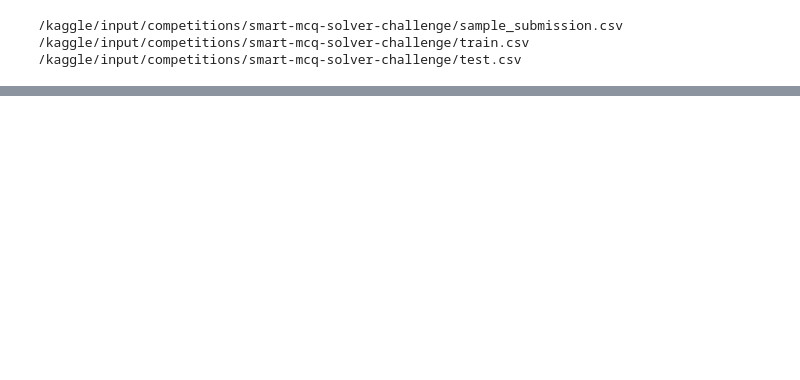
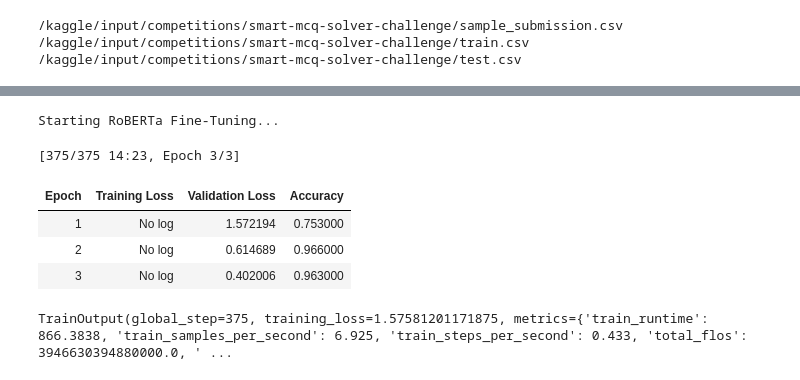
Before and after one commit to 23f3003322/dl-genai-26t2, a Jupyter notebook: dl-23f3003322-notebook-t22026.ipynb, the cells around one changed output, grey strips where cells are left out. Cells and saved outputs as stored; diff of their text form; code cells hidden in the pictures; blank space fills up the shorter version.

```diff
--- a/dl-23f3003322-notebook-t22026.ipynb
+++ b/dl-23f3003322-notebook-t22026.ipynb
@@ -32,15 +50,3 @@ import os
 
 user_secrets = UserSecretsClient()
 os.environ["HF_TOKEN"] = user_secrets.get_secret("HF_TOKEN")
-# %%
-import pandas as pd
-import numpy as np
-
-# Example: create dummy predictions
-# Replace `test.csv` with your actual test file if needed
-
-df = pd.read_csv("/kaggle/input/competitions/smart-mcq-solver-challenge/train.csv")
-test_df = pd.read_csv("/kaggle/input/competitions/smart-mcq-solver-challenge/test.csv")
-
-print(df.shape)
-print(test_df.shape)
@@ -1294,0 +136,8 @@ display(df_comparison)
+# %%
+# Clean all text columns: strip, collapse whitespace
+for col in text_cols:
+    train[col] = train[col].astype(str).str.strip().str.replace(r'\s+', ' ', regex=True)
+    test[col] = test[col].astype(str).str.strip().str.replace(r'\s+', ' ', regex=True)
+
+# Optionally, remove leading/trailing weird characters if any (unlikely)
+# For now, no lowercasing – we'll keep case for pretrained models.
@@ -1294,0 +533,40 @@ display(df_comparison)
+# %%
+# 4. Define Evaluation Metrics (Standard Accuracy for now)
+def compute_metrics(eval_predictions):
+    predictions, label_ids = eval_predictions
+    preds = np.argmax(predictions, axis=1)
+    return {"accuracy": (preds == label_ids).mean()}
+
+# 5. Configure Training Arguments
+training_args = TrainingArguments(
+    output_dir="./roberta_mcq_model",
+    eval_strategy="epoch",       # <-- CHANGED FROM evaluation_strategy
+    save_strategy="epoch",
+    learning_rate=2e-5,
+    per_device_train_batch_size=8,
+    per_device_eval_batch_size=8,
+    num_train_epochs=3,
+    weight_decay=0.01,
+    report_to="none"
+)
+
+# 6. Initialize and Run the Trainer
+trainer = Trainer(
+    model=model,
+    args=training_args,
+    train_dataset=tokenized_dataset,
+    eval_dataset=tokenized_dataset,
+    processing_class=tokenizer,      # <-- CHANGED FROM 'tokenizer=tokenizer'
+    compute_metrics=compute_metrics,
+)
+
+print("Starting RoBERTa Fine-Tuning...")
+trainer.train()
+# %% [output]
+Starting RoBERTa Fine-Tuning...
+[375/375 14:23, Epoch 3/3]
+| Epoch | Training Loss | Validation Loss | Accuracy |
+| 1 | No log | 1.572194 | 0.753000 |
+| 2 | No log | 0.614689 | 0.966000 |
+| 3 | No log | 0.402006 | 0.963000 |
+TrainOutput(global_step=375, training_loss=1.57581201171875, metrics={'train_runtime': 866.3838, 'train_samples_per_second': 6.925, 'train_steps_per_second': 0.433, 'total_flos': 3946630394880000.0, ' ...
```
Also changed, not shown: parts of 59 cells of this notebook.
